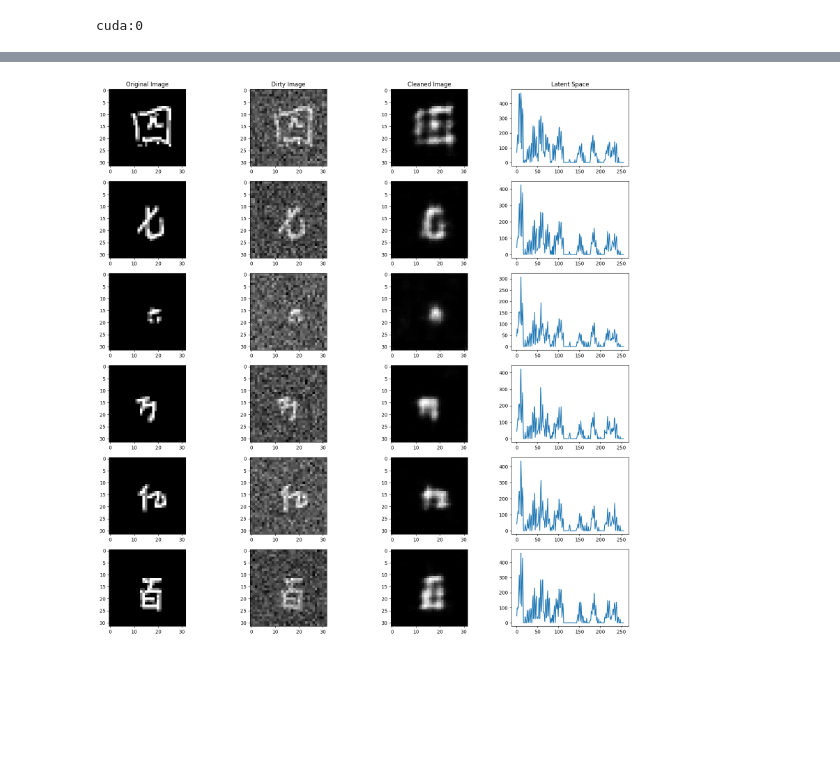
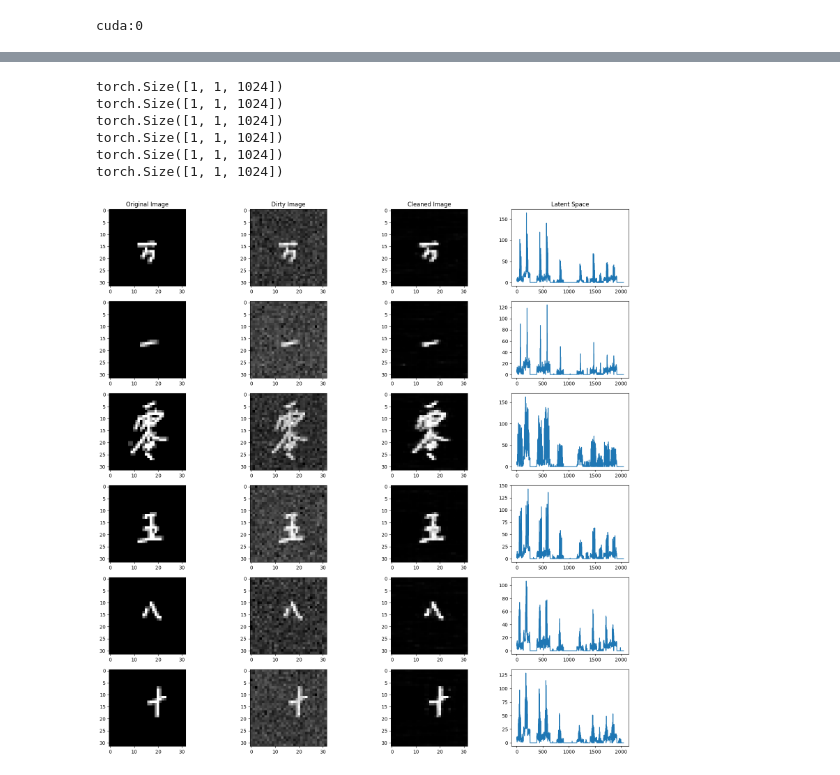
Before and after one commit to GabrielCMG/ProjetDeepLearning, a Jupyter notebook: AE_Sinogrammes.ipynb, the cells around one changed output, grey strips where cells are left out. Saved outputs shown, nothing was run; the diff lists cells and outputs as text; code cells hidden in the pictures; blank space fills up the shorter version.

```diff
--- a/AE_Sinogrammes.ipynb
+++ b/AE_Sinogrammes.ipynb
@@ -235,8 +239,8 @@ class denoising_model(nn.Module):
         )
 
     def forward(self, x):
-        x = self.encoderConv2D(x)
-        x = self.decoderConv2D(x)
+        x = self.encoderConv1D(x)
+        x = self.decoderConv1D(x)
 
         return x
 # %%
@@ -279,7 +283,7 @@ model = denoising_model().to(device)
 criterion = nn.MSELoss()
 optimizer = optim.SGD(model.parameters(), lr=0.01, weight_decay=1e-5)
 
-epochs = 100
+epochs = 50
 l = len(trainloader)
 losslist = list()
 epochloss = 0
@@ -290,7 +294,8 @@ cuda:0
 image_test = []
 for dirty, clean in testloader:
     image_test = dirty
+    image_test_clean = clean
 
-image_test = image_test.view(1, 1, 32, 32).type(torch.FloatTensor)
+image_test = image_test.view(1, 1, 32*32).type(torch.FloatTensor)
 
 image_test = image_test.to(device)
@@ -301,8 +322,8 @@ for epoch in range(epochs):
 
     print("Entering Epoch: ", epoch)
     for dirty, clean in tqdm((trainloader)):
-        dirty = dirty.view(dirty.size(0), 1, 32, 32).type(torch.FloatTensor)
-        clean = clean.view(clean.size(0), 1, 32, 32).type(torch.FloatTensor)
+        dirty = dirty.view(dirty.size(0), 1, 32*32).type(torch.FloatTensor)
+        clean = clean.view(clean.size(0), 1, 32*32).type(torch.FloatTensor)
         dirty, clean = dirty.to(device), clean.to(device)
 
         # -----------------Forward Pass----------------------
@@ -326,7 +347,11 @@ for epoch in range(epochs):
     image_res = image_res.permute(1, 2, 0).squeeze(2)
     image_res = image_res.detach().cpu().numpy()
 
+    plt.clf()
     plt.imshow(image_res)
+    plt.colorbar()
+
+    plt.savefig(f"animation/1_{epoch}.png")
     plt.pause(0.01)
 
 %matplotlib inline
@@ -360,41 +388,49 @@ plt.plot(range(len(losslist)), losslist)
 # %%
 f, axes = plt.subplots(6, 4, figsize=(20, 20))
 axes[0, 0].set_title("Original Image")
 axes[0, 1].set_title("Dirty Image")
 axes[0, 2].set_title("Cleaned Image")
 axes[0, 3].set_title("Latent Space")
 
 test_imgs = np.random.randint(0, 500, size=6)
-for idx in range(6):
-    dirty = testset[test_imgs[idx]][0]
-    clean = testset[test_imgs[idx]][1]
-    dirty = dirty.view(dirty.size(0), 1, 32, 32).type(torch.FloatTensor)
+i = 0
+for dirty, clean in tqdm(testloader):
+    i+=1
+    dirty = dirty.view(dirty.size(0), 1, 32*32).type(torch.FloatTensor)
+    print(dirty.shape)
     dirty = dirty.to(device)
     output = model(dirty)
-    output_encoder = model.encoderConv2D(dirty)
+    output_encoder = model.encoderConv1D(dirty)
 
-    output = output.view(1, 32, 32)
-    output = output.permute(1, 2, 0).squeeze(2)
     output = output.detach().cpu().numpy()
+    output = output.reshape(32,32)
 
-    dirty = dirty.view(1, 32, 32)
-    dirty = dirty.permute(1, 2, 0).squeeze(2)
     dirty = dirty.detach().cpu().numpy()
+    dirty = dirty.reshape(32,32)
 
-    clean = clean.permute(1, 2, 0).squeeze(2)
     clean = clean.detach().cpu().numpy()
+    clean = clean.reshape(32,32)
 
     latent = output_encoder.detach().cpu().numpy()
     latent = latent.reshape(-1,)
 
-    axes[idx, 0].imshow(clean, cmap="gray")
-    axes[idx, 1].imshow(dirty, cmap="gray")
-    axes[idx, 2].imshow(output, cmap="gray")
-    axes[idx, 3].plot(latent)
+    axes[i-1, 0].imshow(clean, cmap="gray")
+    axes[i-1, 1].imshow(dirty, cmap="gray")
+    axes[i-1, 2].imshow(output, cmap="gray")
+    axes[i-1, 3].plot(latent)
+
+    if i == 6:
+        break
 
 plt.show()
 # %% [output]
+torch.Size([1, 1, 1024])
+torch.Size([1, 1, 1024])
+torch.Size([1, 1, 1024])
+torch.Size([1, 1, 1024])
+torch.Size([1, 1, 1024])
+torch.Size([1, 1, 1024])
-[figure, old version]
+[figure, new version]
 # %%
 SNRListe = []
 PSNRListe = []
```
Also changed, not shown: parts of 7 cells of this notebook, 8 other files.
